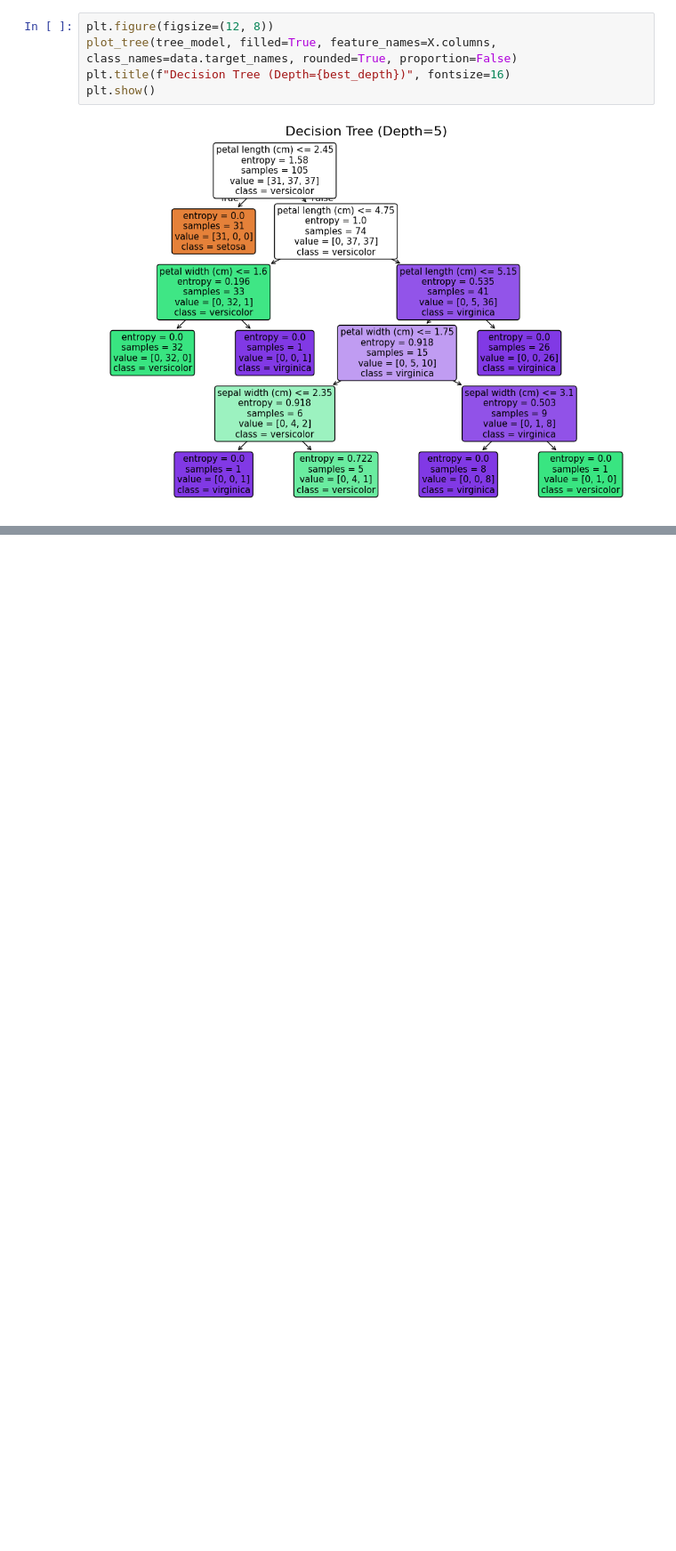
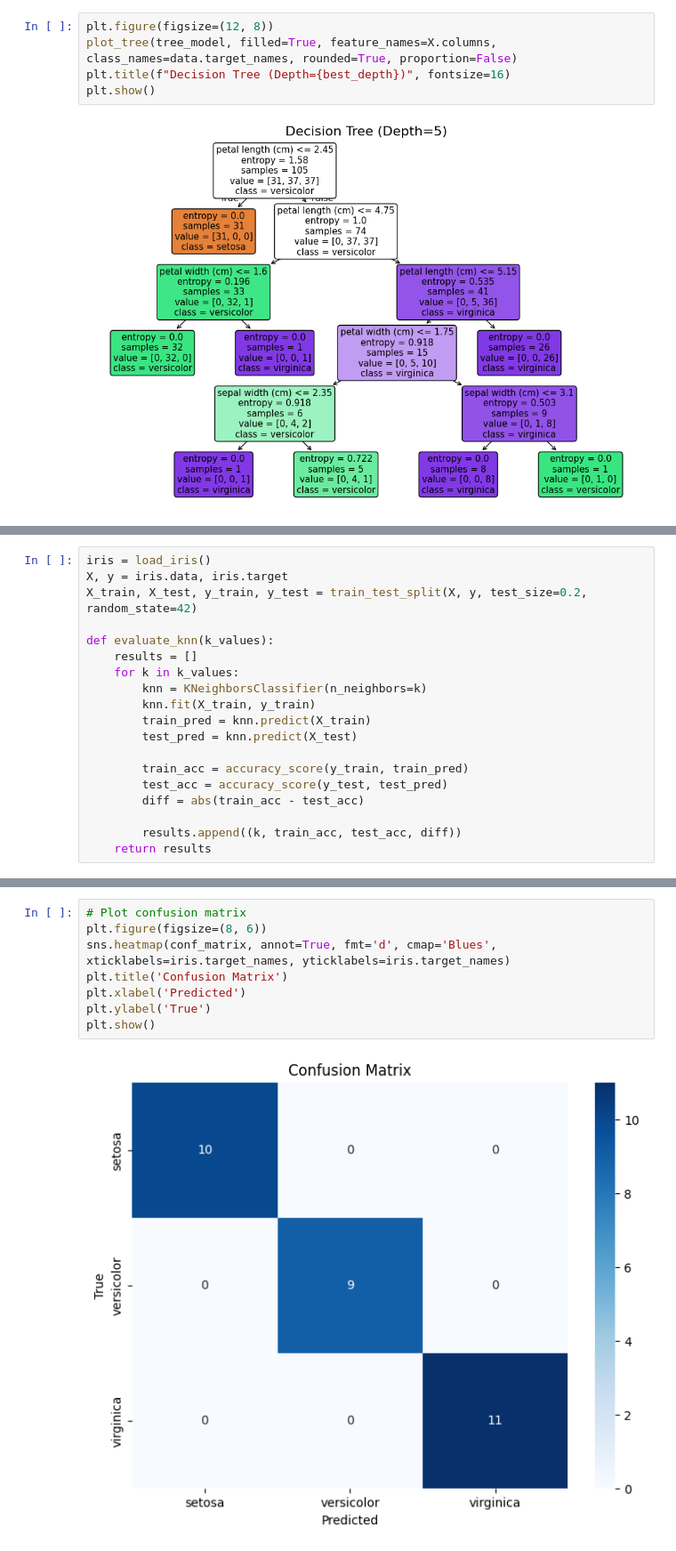
Before and after one commit to Julian-L-Avila/Data-Mining-2024-3, a Jupyter notebook: Classification-Notebook/main.sync.ipynb, the cells around one changed output, grey strips where cells are left out. Shown at 89% size. Drawn from its saved outputs; the diff is of its cells as text; blank space fills up the shorter version.

```diff
--- a/Classification-Notebook/main.sync.ipynb
+++ b/Classification-Notebook/main.sync.ipynb
@@ -486,0 +547,19 @@ plt.show()
+# %%
+iris = load_iris()
+X, y = iris.data, iris.target
+X_train, X_test, y_train, y_test = train_test_split(X, y, test_size=0.2, random_state=42)
+
+def evaluate_knn(k_values):
+    results = []
+    for k in k_values:
+        knn = KNeighborsClassifier(n_neighbors=k)
+        knn.fit(X_train, y_train)
+        train_pred = knn.predict(X_train)
+        test_pred = knn.predict(X_test)
+
+        train_acc = accuracy_score(y_train, train_pred)
+        test_acc = accuracy_score(y_test, test_pred)
+        diff = abs(train_acc - test_acc)
+
+        results.append((k, train_acc, test_acc, diff))
+    return results
@@ -486,0 +601,10 @@ plt.show()
+# %%
+# Plot confusion matrix
+plt.figure(figsize=(8, 6))
+sns.heatmap(conf_matrix, annot=True, fmt='d', cmap='Blues', xticklabels=iris.target_names, yticklabels=iris.target_names)
+plt.title('Confusion Matrix')
+plt.xlabel('Predicted')
+plt.ylabel('True')
+plt.show()
+# %% [output]
+[figure, added]
```
Also changed, not shown: parts of 7 cells of this notebook, 1 other file.
